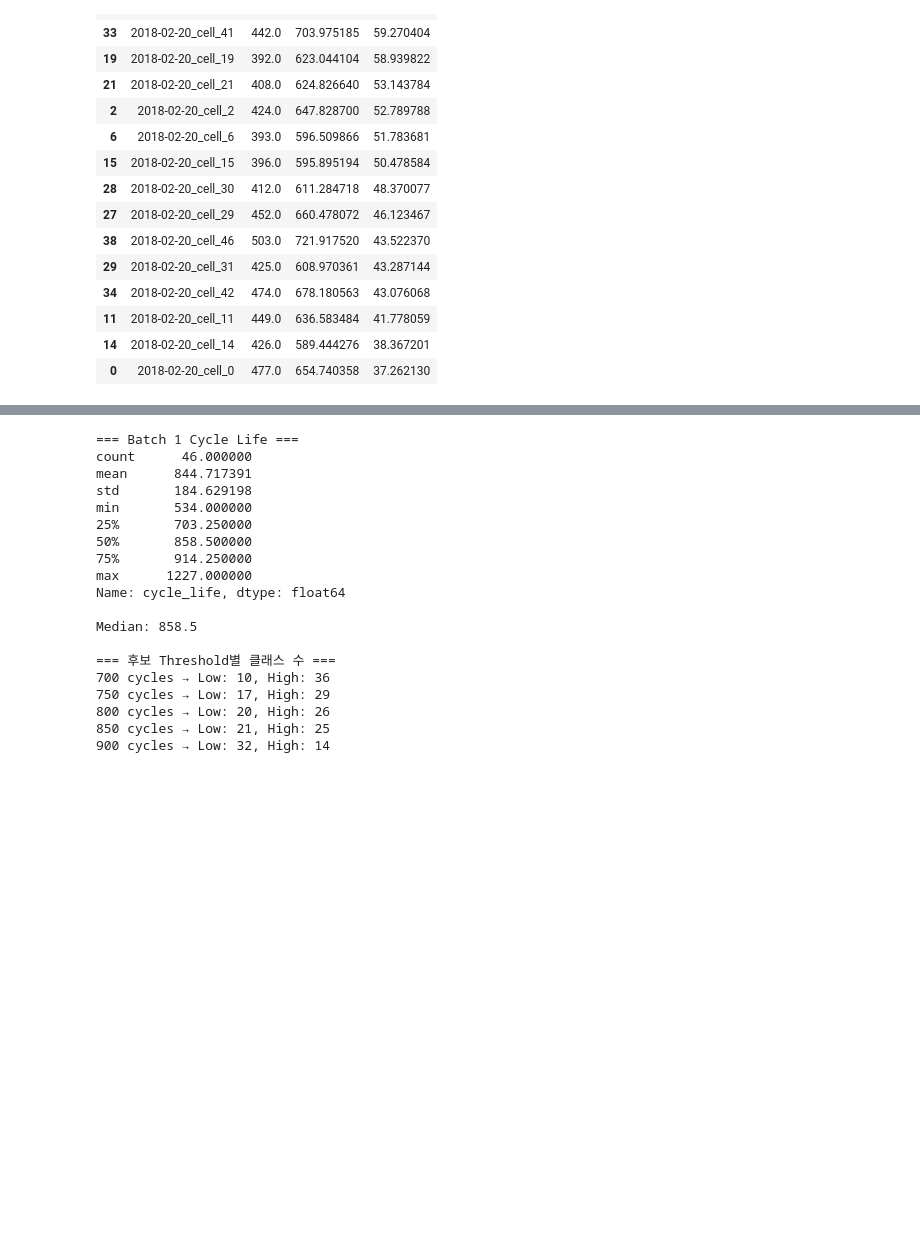
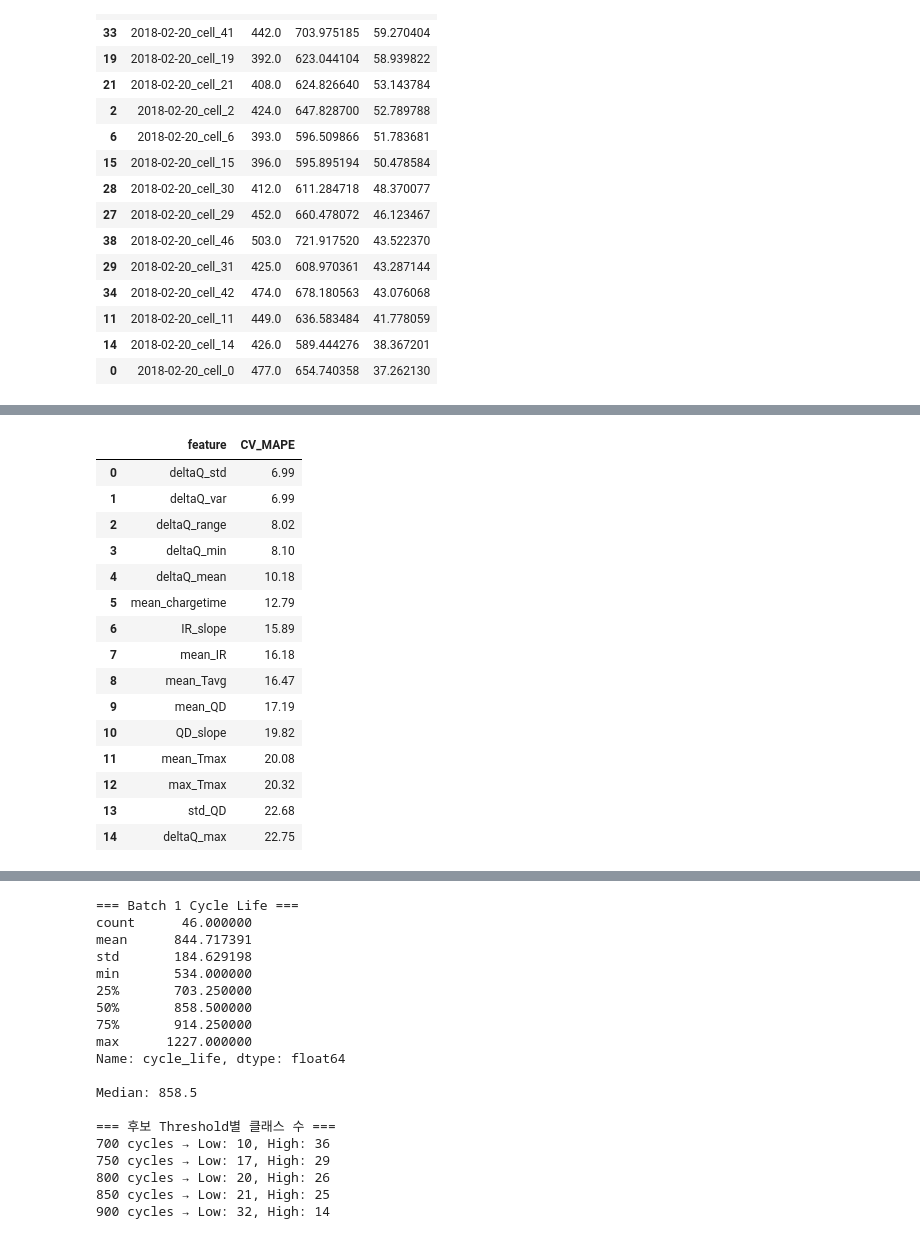
Before and after one commit to seunghyunsuh519-bit/battery-cycle-life-prediction, a Jupyter notebook: notebooks/03_modeling.ipynb, the cells around one changed output, grey strips where cells are left out. Drawn from its saved outputs; the diff is of its cells as text; code cells hidden in the pictures; blank space fills up the shorter version.

```diff
--- a/notebooks/03_modeling.ipynb
+++ b/notebooks/03_modeling.ipynb
@@ -610,0 +631,68 @@ dtype: float64
+# %%
+# ============================================================
+# Single Feature Selection
+# Batch 1 CV만 사용하여 최종 단일 Feature 선정
+# ============================================================
+
+import pandas as pd
+import numpy as np
+
+from sklearn.model_selection import KFold, cross_val_score
+from sklearn.pipeline import Pipeline
+from sklearn.impute import SimpleImputer
+from sklearn.ensemble import GradientBoostingRegressor
+
+single_feature_results = []
+
+cv = KFold(
+    n_splits=5,
+    shuffle=True,
+    random_state=42
+)
+
+for feature in feature_cols:
+
+    X_single = batch1_df[[feature]]
+    y_single = batch1_df["cycle_life"]
+
+    model = Pipeline([
+        ("imputer", SimpleImputer(strategy="median")),
+        ("model", GradientBoostingRegressor(
+            n_estimators=100,
+            learning_rate=0.05,
+            max_depth=2,
+            random_state=42
+        ))
+    ])
+
+    scores = cross_val_score(
+        model,
+        X_single,
+        y_single,
+        cv=cv,
+        scoring="neg_mean_absolute_percentage_error"
+    )
+
+    cv_mape = -scores.mean() * 100
+
+    single_feature_results.append({
+        "feature": feature,
+        "CV_MAPE": cv_mape
+    })
+
+single_feature_results = (
+    pd.DataFrame(single_feature_results)
+    .sort_values("CV_MAPE")
+    .reset_index(drop=True)
+)
+
+print("=== Single Feature CV Results (Batch 1 only) ===")
+display(single_feature_results.round(2))
+
+best_feature = single_feature_results.iloc[0]["feature"]
+best_cv_mape = single_feature_results.iloc[0]["CV_MAPE"]
+
+print()
+print("Best Feature :", best_feature)
+print(f"Best CV MAPE : {best_cv_mape:.2f}%")
+# %% [output]
@@ -610,0 +700,16 @@ dtype: float64
+|  | feature | CV_MAPE |
+| 0 | deltaQ_std | 6.99 |
+| 1 | deltaQ_var | 6.99 |
+| 2 | deltaQ_range | 8.02 |
+| 3 | deltaQ_min | 8.10 |
+| 4 | deltaQ_mean | 10.18 |
+| 5 | mean_chargetime | 12.79 |
+| 6 | IR_slope | 15.89 |
+| 7 | mean_IR | 16.18 |
+| 8 | mean_Tavg | 16.47 |
+| 9 | mean_QD | 17.19 |
+| 10 | QD_slope | 19.82 |
+| 11 | mean_Tmax | 20.08 |
+| 12 | max_Tmax | 20.32 |
+| 13 | std_QD | 22.68 |
+| 14 | deltaQ_max | 22.75 |
```
Also changed, not shown: parts of 14 cells of this notebook, 3 other files.
